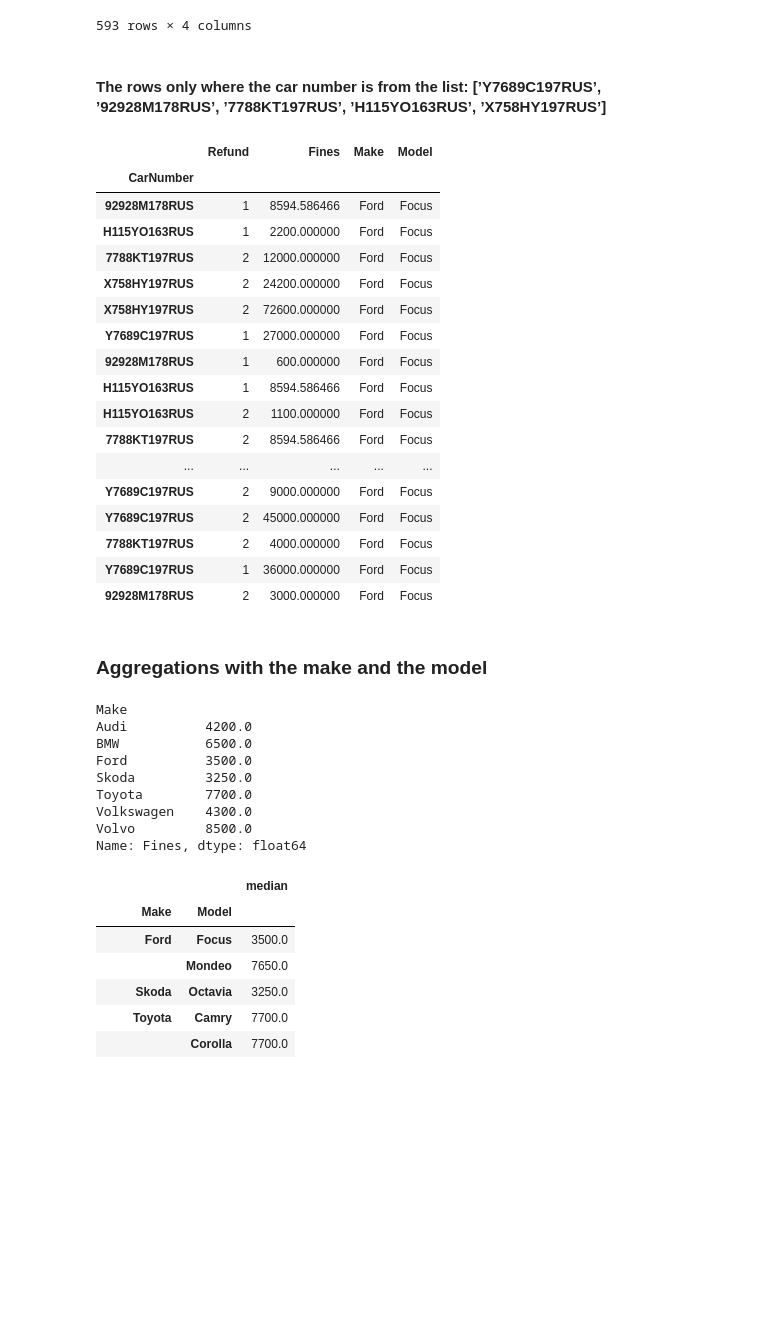
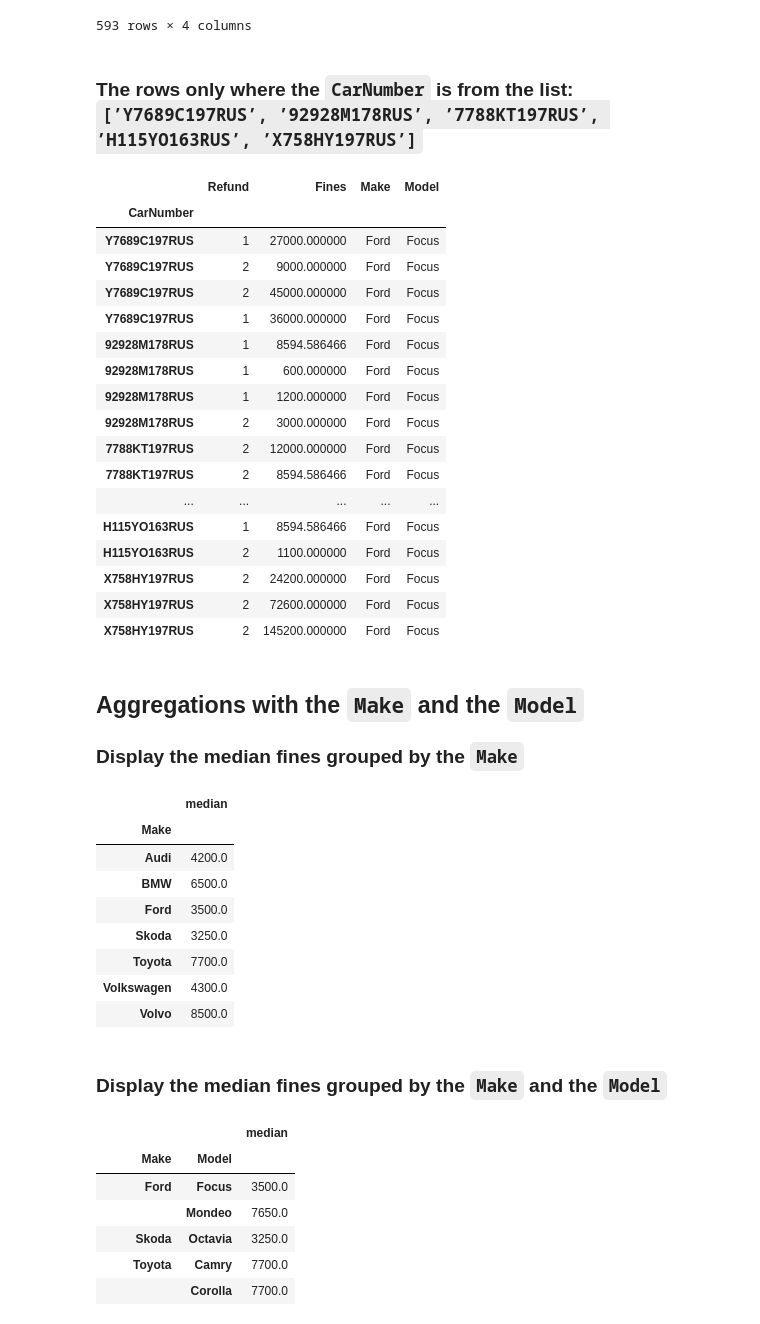
Before and after one commit to MosheGroot/Piscine-Python-Data-Science, a Jupyter notebook: Day05_Pandas/ex03/selects_n_aggs.ipynb, the cells around one changed output. Saved outputs shown, nothing was run; the diff lists cells and outputs as text; code cells hidden in the pictures; blank space fills up the shorter version.

```diff
--- a/Day05_Pandas/ex03/selects_n_aggs.ipynb
+++ b/Day05_Pandas/ex03/selects_n_aggs.ipynb
@@ -16,9 +14,12 @@ import pandas as pd
 # %%
-df = pd.read_json('../ex02/auto.json',
-                  orient='records')
+df = pd.read_json('../data/auto.json',
+                  orient='records'
+                 )
+
 df.set_index('CarNumber',
              inplace=True
             )
+
 df
 # %% [output]
 |  | Refund | Fines | Make | Model |
@@ -95,46 +96,49 @@ df.loc[condition_result]
 | H419XE197RUS | 2 | 8594.586466 | Toyota | Corolla |
 593 rows × 4 columns
 # %% [markdown]
-#### The rows only where the car number is from the list: [’Y7689C197RUS’, ’92928M178RUS’, ’7788KT197RUS’, ’H115YO163RUS’, ’X758HY197RUS’]
+### The rows only where the `CarNumber` is from the list: `[’Y7689C197RUS’, ’92928M178RUS’, ’7788KT197RUS’, ’H115YO163RUS’, ’X758HY197RUS’]`
 # %%
 car_numbers_list = ['Y7689C197RUS', '92928M178RUS', '7788KT197RUS', 'H115YO163RUS', 'X758HY197RUS']
 
 condition_result = map(lambda x: x in car_numbers_list, df.index)
 
-df.loc[condition_result]
+df.loc[car_numbers_list]
 # %% [output]
 |  | Refund | Fines | Make | Model |
 | CarNumber |  |  |  |  |
+| Y7689C197RUS | 1 | 27000.000000 | Ford | Focus |
+| Y7689C197RUS | 2 | 9000.000000 | Ford | Focus |
+| Y7689C197RUS | 2 | 45000.000000 | Ford | Focus |
+| Y7689C197RUS | 1 | 36000.000000 | Ford | Focus |
 | 92928M178RUS | 1 | 8594.586466 | Ford | Focus |
-| H115YO163RUS | 1 | 2200.000000 | Ford | Focus |
+| 92928M178RUS | 1 | 600.000000 | Ford | Focus |
+| 92928M178RUS | 1 | 1200.000000 | Ford | Focus |
+| 92928M178RUS | 2 | 3000.000000 | Ford | Focus |
 | 7788KT197RUS | 2 | 12000.000000 | Ford | Focus |
+| 7788KT197RUS | 2 | 8594.586466 | Ford | Focus |
+| ... | ... | ... | ... | ... |
+| H115YO163RUS | 1 | 8594.586466 | Ford | Focus |
+| H115YO163RUS | 2 | 1100.000000 | Ford | Focus |
 | X758HY197RUS | 2 | 24200.000000 | Ford | Focus |
 | X758HY197RUS | 2 | 72600.000000 | Ford | Focus |
-| Y7689C197RUS | 1 | 27000.000000 | Ford | Focus |
-| 92928M178RUS | 1 | 600.000000 | Ford | Focus |
-| H115YO163RUS | 1 | 8594.586466 | Ford | Focus |
-| H115YO163RUS | 2 | 1100.000000 | Ford | Focus |
-| 7788KT197RUS | 2 | 8594.586466 | Ford | Focus |
-| ... | ... | ... | ... | ... |
-| Y7689C197RUS | 2 | 9000.000000 | Ford | Focus |
-| Y7689C197RUS | 2 | 45000.000000 | Ford | Focus |
-| 7788KT197RUS | 2 | 4000.000000 | Ford | Focus |
-| Y7689C197RUS | 1 | 36000.000000 | Ford | Focus |
-| 92928M178RUS | 2 | 3000.000000 | Ford | Focus |
+| X758HY197RUS | 2 | 145200.000000 | Ford | Focus |
 # %% [markdown]
-###  Aggregations with the make and the model
+##  Aggregations with the `Make` and the `Model`
+### Display the median fines grouped by the `Make`
 # %%
-df.groupby('Make')['Fines'].median()
+df.groupby('Make')['Fines'].agg(['median'])
 # %% [output]
-Make
-Audi          4200.0
-BMW           6500.0
-Ford          3500.0
-Skoda         3250.0
-Toyota        7700.0
-Volkswagen    4300.0
-Volvo         8500.0
-Name: Fines, dtype: float64
+|  | median |
+| Make |  |
+| Audi | 4200.0 |
+| BMW | 6500.0 |
+| Ford | 3500.0 |
+| Skoda | 3250.0 |
+| Toyota | 7700.0 |
+| Volkswagen | 4300.0 |
+| Volvo | 8500.0 |
+# %% [markdown]
+### Display the median fines grouped by the `Make` and the `Model`
 # %%
 fines_grouped_by_make_n_model = df.groupby(['Make', 'Model'])['Fines']
 fines_grouped_by_make_n_model.agg(['median'])
```
Also changed, not shown: parts of 18 cells of this notebook, 10 other files.
